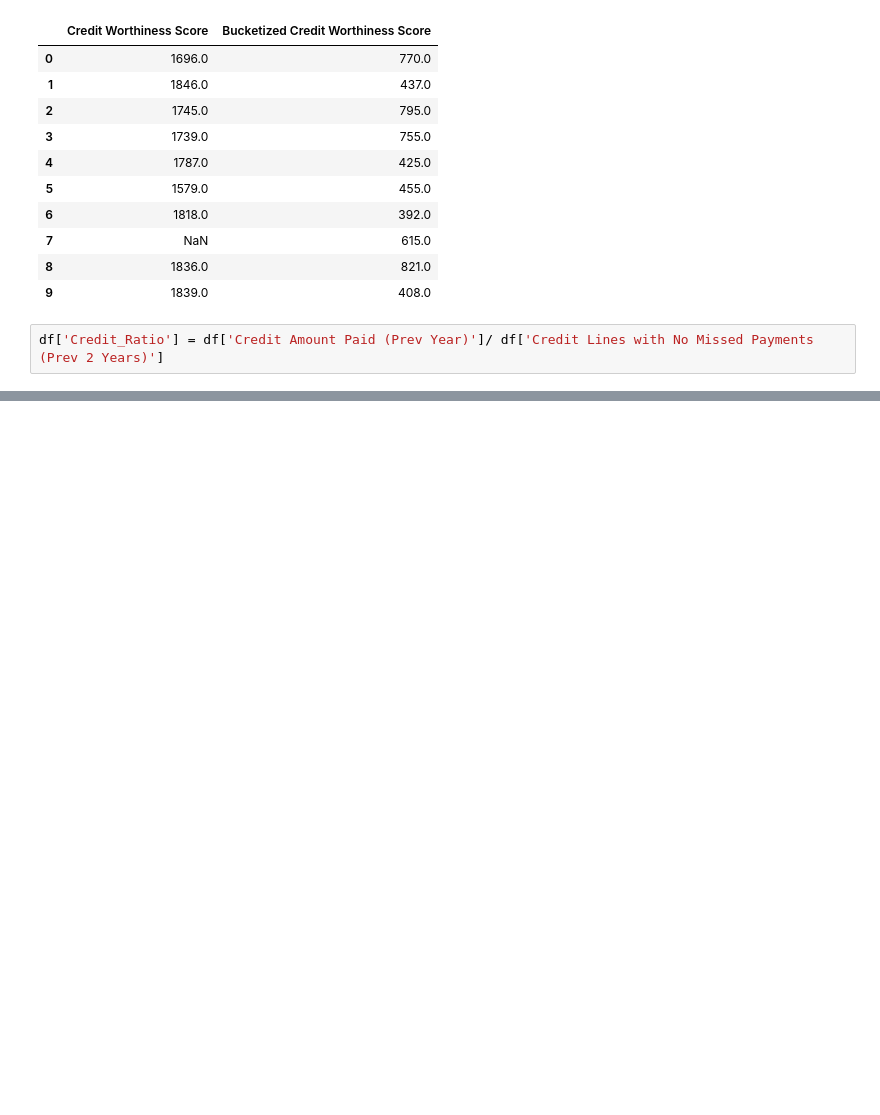
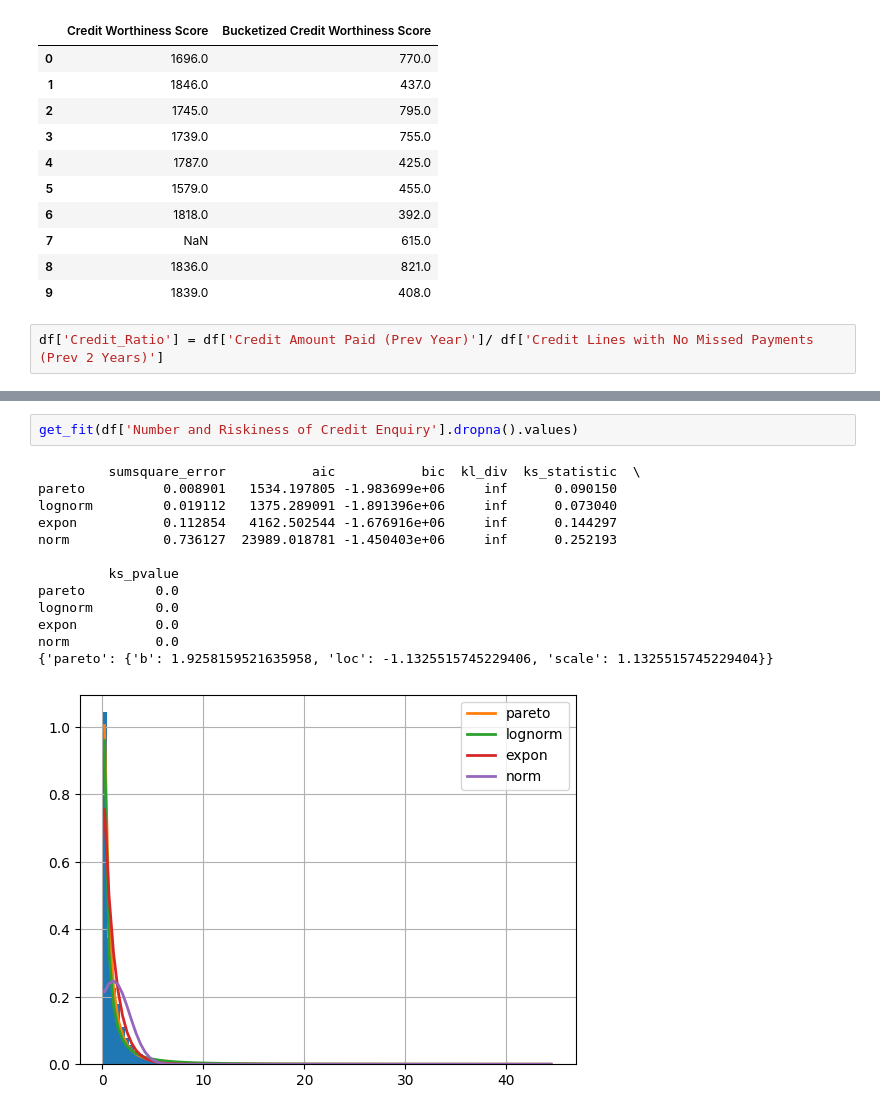
Before and after one commit to aryanpandey/MS4610-Final_Project, a Jupyter notebook: EDA.ipynb, the cells around one changed output, grey strips where cells are left out. Drawn from its saved outputs; the diff is of its cells as text; blank space fills up the shorter version.

```diff
--- a/EDA.ipynb
+++ b/EDA.ipynb
@@ -222,0 +279,16 @@ df['Credit_Ratio'] = df['Credit Amount Paid (Prev Year)']/ df['Credit Lines with
+# %%
+get_fit(df['Number and Riskiness of Credit Enquiry'].dropna().values)
+# %% [output]
+         sumsquare_error           aic           bic  kl_div  ks_statistic  \
+pareto          0.008901   1534.197805 -1.983699e+06     inf      0.090150
+lognorm         0.019112   1375.289091 -1.891396e+06     inf      0.073040
+expon           0.112854   4162.502544 -1.676916e+06     inf      0.144297
+norm            0.736127  23989.018781 -1.450403e+06     inf      0.252193
+
+         ks_pvalue
+pareto         0.0
+lognorm        0.0
+expon          0.0
+norm           0.0
+{'pareto': {'b': 1.9258159521635958, 'loc': -1.1325515745229406, 'scale': 1.1325515745229404}}
+[figure, added]
```
Also changed, not shown: parts of 15 cells of this notebook.
